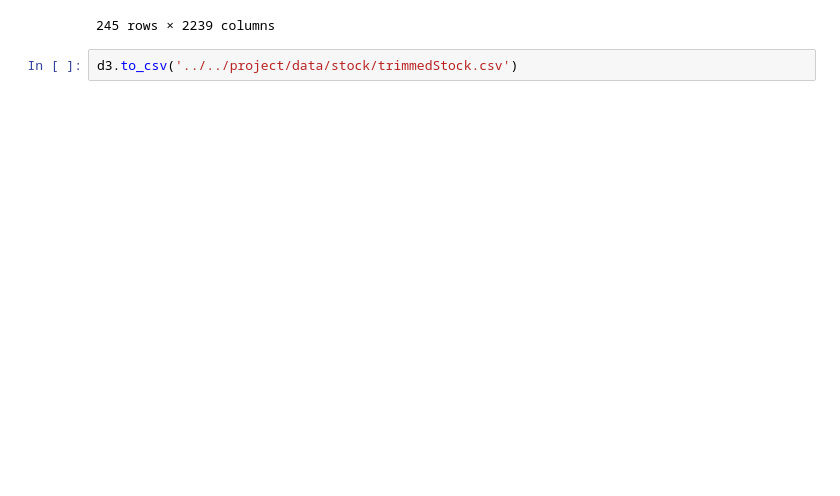
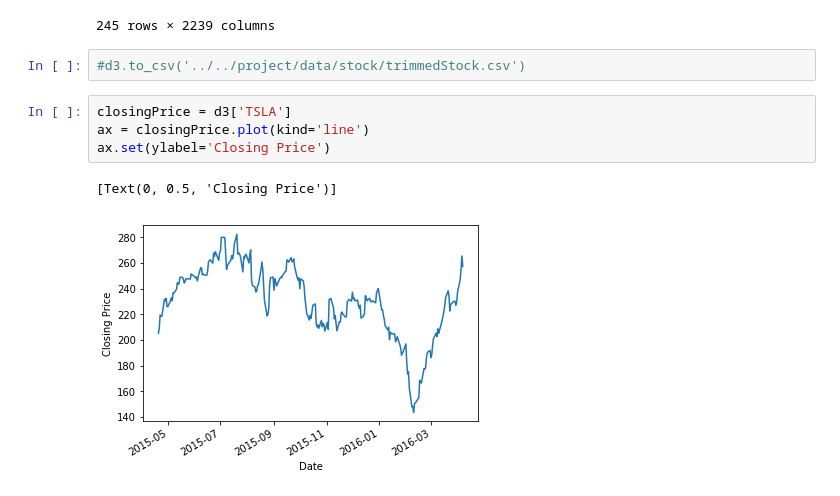
Before and after one commit to nicwigs/482, a Jupyter notebook: project/preProcessStockData.ipynb, the cells around one changed output. Saved outputs shown, nothing was run; the diff lists cells and outputs as text; blank space fills up the shorter version.

```diff
--- a/project/preProcessStockData.ipynb
+++ b/project/preProcessStockData.ipynb
@@ -131,4 +131,11 @@ d3
 | 2016-04-07 | 1.80 | 4.032688 | 11.90 | 40.371700 | 4.54 | 25.080000 | 10.134933 | 8.250000 | 8.91 | 40.000000 | ... | ... |
 245 rows × 2239 columns
 # %%
-d3.to_csv('../../project/data/stock/trimmedStock.csv')
+#d3.to_csv('../../project/data/stock/trimmedStock.csv')
+# %%
+closingPrice = d3['TSLA']
+ax = closingPrice.plot(kind='line')
+ax.set(ylabel='Closing Price')
+# %% [output]
+[Text(0, 0.5, 'Closing Price')]
+[figure, added]
```
Also changed, not shown: parts of 5 cells of this notebook.
